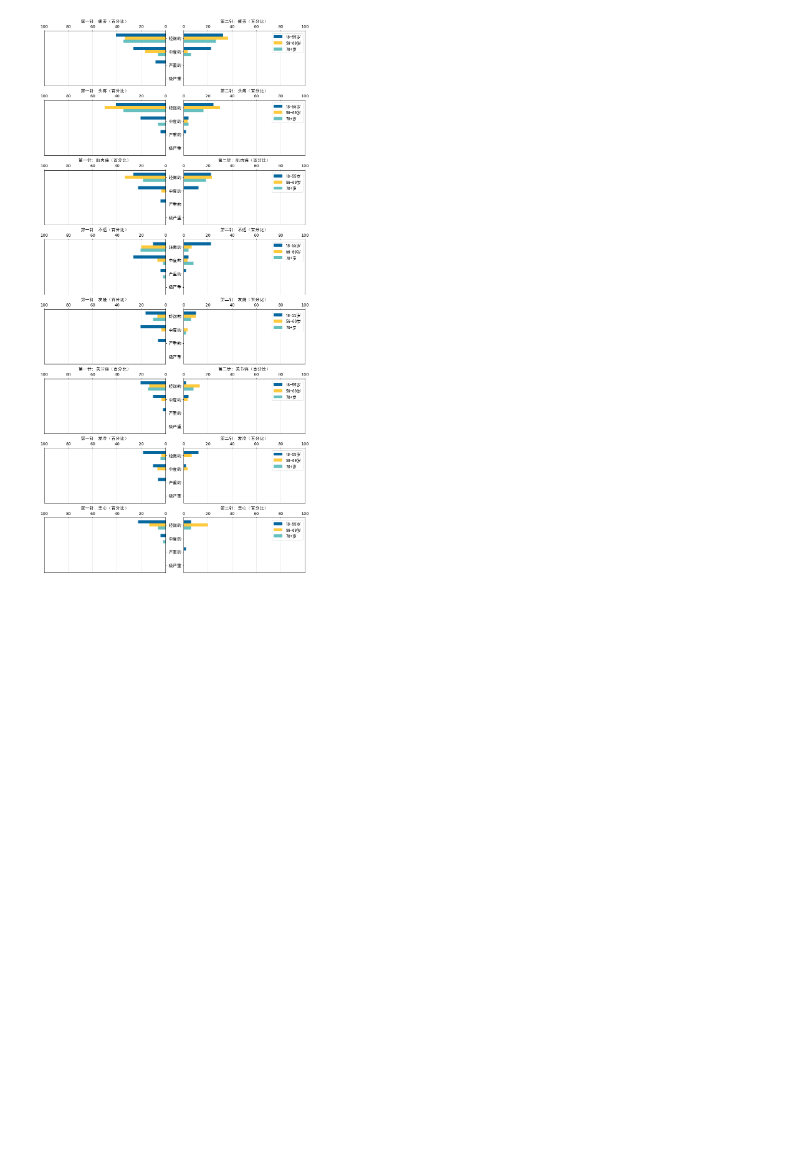
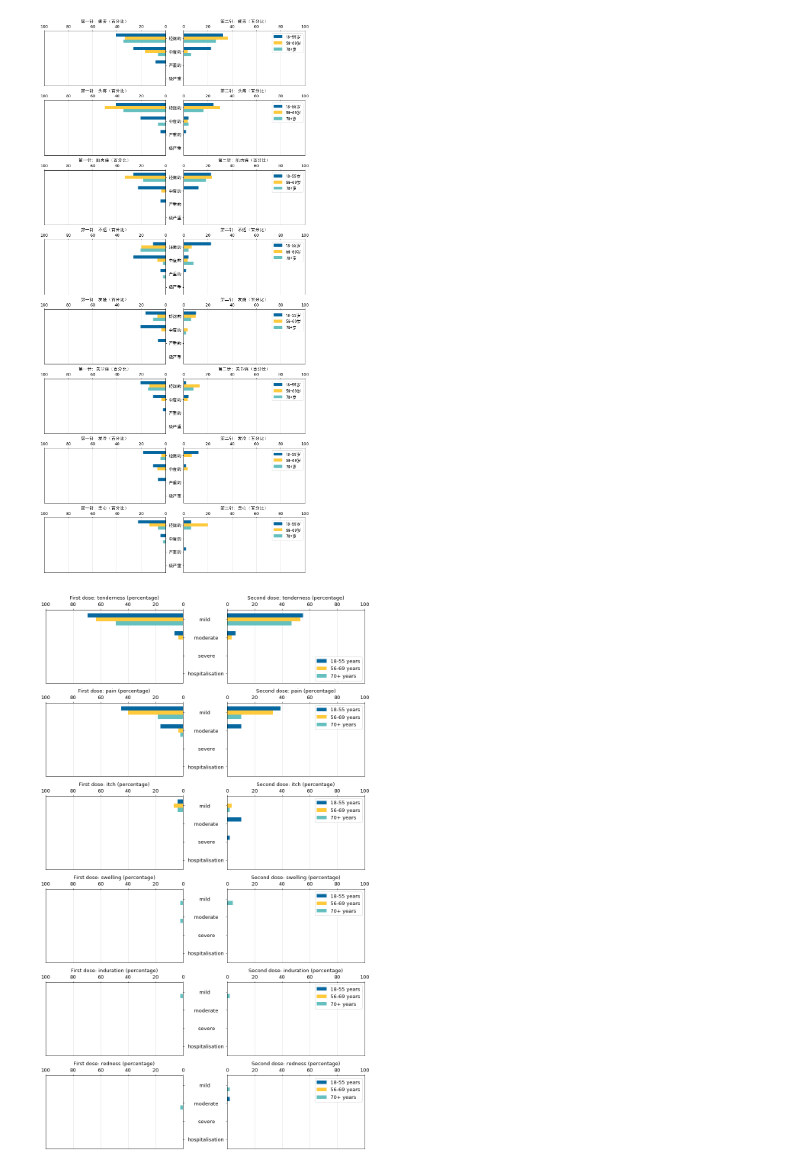
Before and after one commit to jingwen-z/python-playground, a Jupyter notebook: analysis/Reactions AstraZenaca COVID-19 Vaccine/Reactions AstraZenaca COVID-19 Vaccin.ipynb, the cells around one changed output. Saved outputs shown, nothing was run; the diff lists cells and outputs as text; code cells hidden in the pictures; blank space fills up the shorter version.

```diff
--- a/analysis/Reactions AstraZenaca COVID-19 Vaccine/Reactions AstraZenaca COVID-19 Vaccin.ipynb
+++ b/analysis/Reactions AstraZenaca COVID-19 Vaccine/Reactions AstraZenaca COVID-19 Vaccin.ipynb
@@ -155,0 +214,27 @@ plt.subplots_adjust(wspace=0.15, hspace=0.27)
+# %%
+fig, axarr = plt.subplots(nrows=6, ncols=2, figsize=(15, 26))
+width3 = 0.23
+
+viz_detail_reactions_en(axarr_left=axarr[0, 0], axarr_right=axarr[0, 1], df=local_reactions_df,
+                     reaction='tenderness', degree_nb=4, width=width3,
+                     color_list=['#07689F', '#FFC93C', '#66BFBF'], loc=4)
+viz_detail_reactions_en(axarr_left=axarr[1, 0], axarr_right=axarr[1, 1], df=local_reactions_df,
+                     reaction='pain', degree_nb=4, width=width3,
+                     color_list=['#07689F', '#FFC93C', '#66BFBF'])
+viz_detail_reactions_en(axarr_left=axarr[2, 0], axarr_right=axarr[2, 1], df=local_reactions_df,
+                     reaction='itch', degree_nb=4, width=width3,
+                     color_list=['#07689F', '#FFC93C', '#66BFBF'])
+viz_detail_reactions_en(axarr_left=axarr[3, 0], axarr_right=axarr[3, 1], df=local_reactions_df,
+                     reaction='swelling', degree_nb=4, width=width3,
+                     color_list=['#07689F', '#FFC93C', '#66BFBF'])
+viz_detail_reactions_en(axarr_left=axarr[4, 0], axarr_right=axarr[4, 1], df=local_reactions_df,
+                     reaction='induration', degree_nb=4, width=width3,
+                     color_list=['#07689F', '#FFC93C', '#66BFBF'])
+viz_detail_reactions_en(axarr_left=axarr[5, 0], axarr_right=axarr[5, 1], df=local_reactions_df,
+                     reaction='redness', degree_nb=4, width=width3,
+                     color_list=['#07689F', '#FFC93C', '#66BFBF'])
+
+
+plt.subplots_adjust(wspace=0.32, hspace=0.27)
+# %% [output]
+[figure, added]
```
Also changed, not shown: parts of 2 cells of this notebook, 2 other files.
